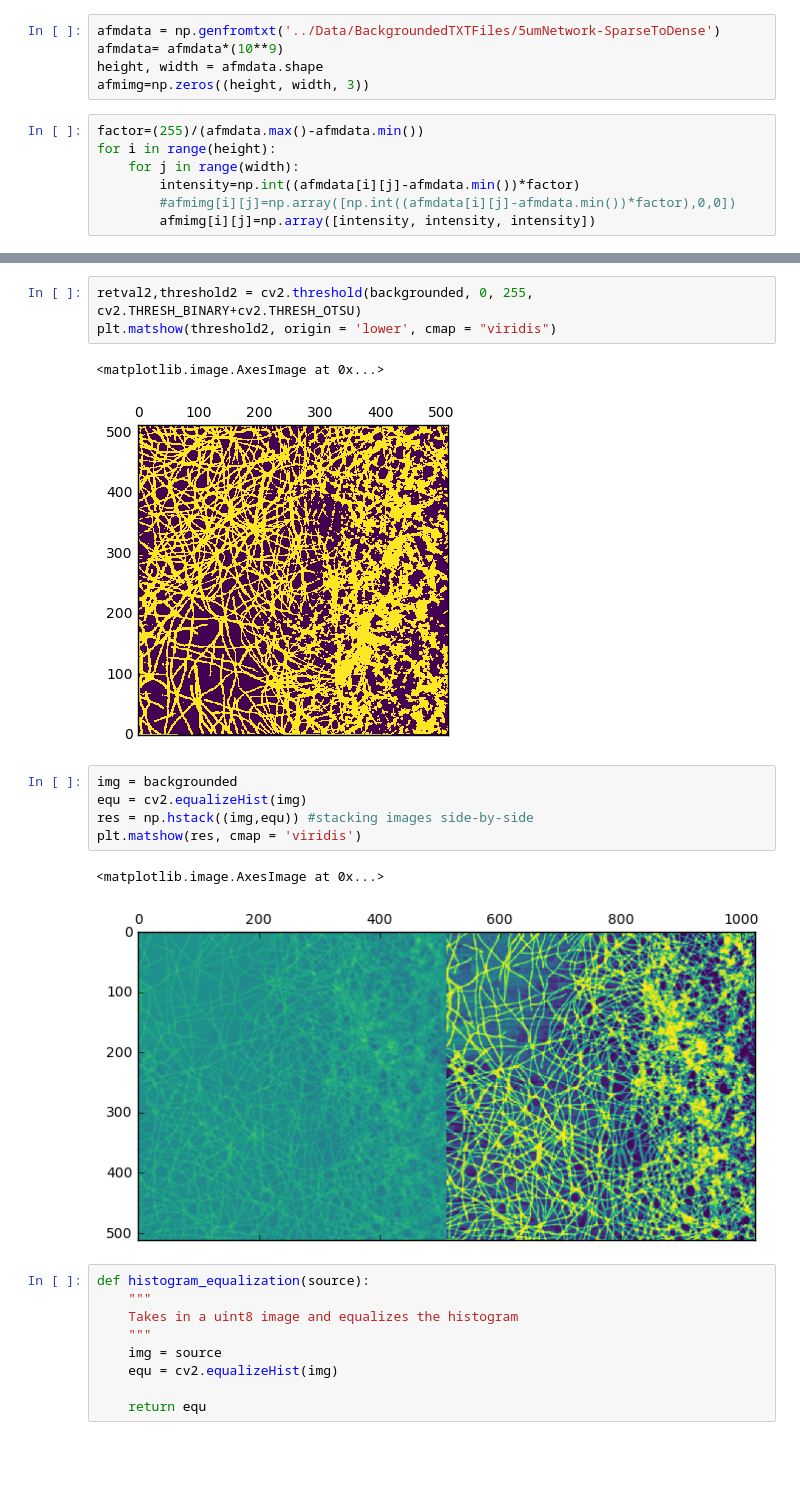
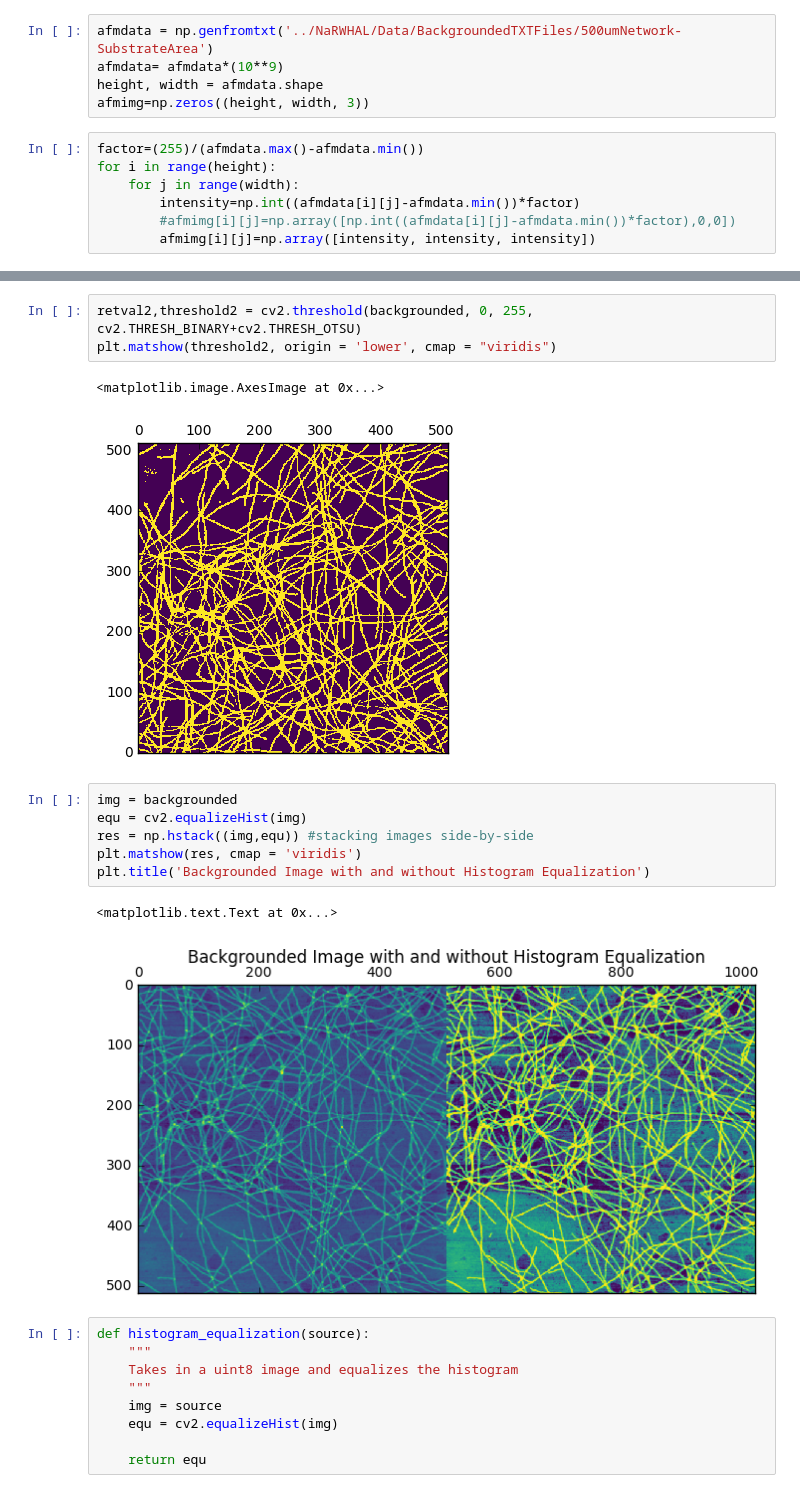
Before and after one commit to wesleyktatum/Nanowire_Measurements, a Jupyter notebook: ipynb's/Background-openCV.ipynb, the cells around one changed output, grey strips where cells are left out. Cells and saved outputs as stored; diff of their text form; blank space fills up the shorter version.

```diff
--- a/ipynb's/Background-openCV.ipynb
+++ b/ipynb's/Background-openCV.ipynb
@@ -5,7 +5,7 @@ import pandas as pd
 import matplotlib.pyplot as plt
 %matplotlib inline
 # %%
-afmdata = np.genfromtxt('../Data/BackgroundedTXTFiles/5umNetwork-SparseToDense')
+afmdata = np.genfromtxt('../NaRWHAL/Data/BackgroundedTXTFiles/500umNetwork-SubstrateArea')
 afmdata= afmdata*(10**9)
 height, width = afmdata.shape
 afmimg=np.zeros((height, width, 3))
@@ -40,15 +40,16 @@ retval2,threshold2 = cv2.threshold(backgrounded, 0, 255, cv2.THRESH_BINARY+cv2.T
 plt.matshow(threshold2, origin = 'lower', cmap = "viridis")
 # %% [output]
 <matplotlib.image.AxesImage at 0x...>
-[figure, old version]
+[figure, new version]
 # %%
 img = backgrounded
 equ = cv2.equalizeHist(img)
 res = np.hstack((img,equ)) #stacking images side-by-side
 plt.matshow(res, cmap = 'viridis')
+plt.title('Backgrounded Image with and without Histogram Equalization')
 # %% [output]
-<matplotlib.image.AxesImage at 0x...>
+<matplotlib.text.Text at 0x...>
-[figure, old version]
+[figure, new version]
 # %%
 def histogram_equalization(source):
     """
```
Also changed, not shown: parts of 3 cells of this notebook.
